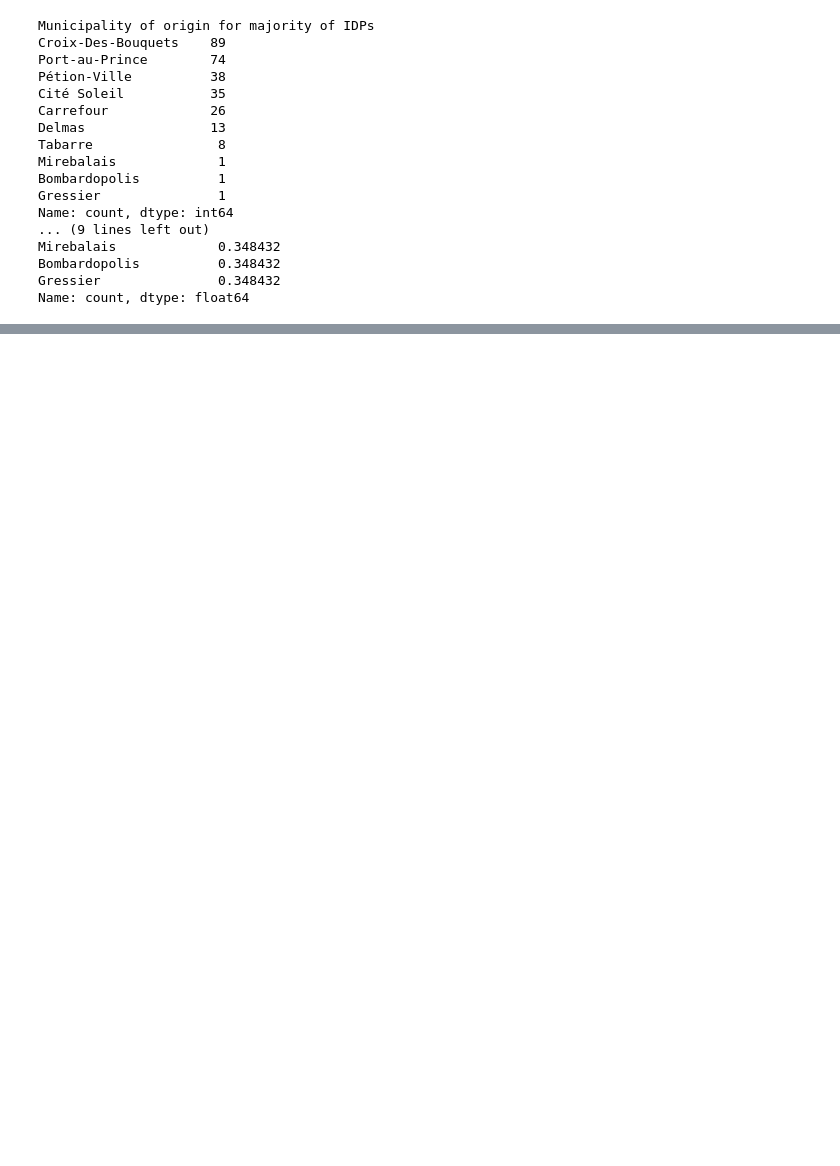
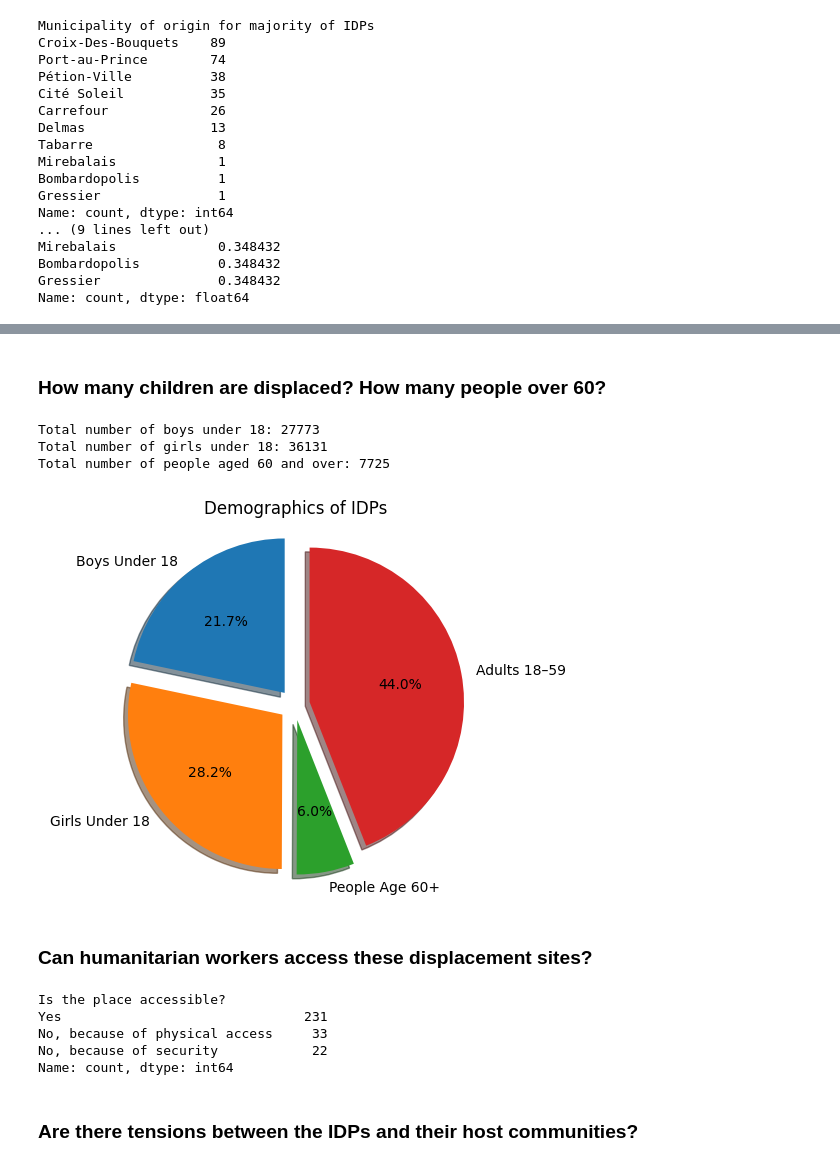
Before and after one commit to bennett-gpj/Gangs-and-Displacement-in-Haiti, a Jupyter notebook: IDPs in Port-au-Prince.ipynb, the cells around one changed output, grey strips where cells are left out. Cells and saved outputs as stored; diff of their text form; code cells hidden in the pictures; blank space fills up the shorter version.

Commit message:
new files, started index

```diff
--- a/IDPs in Port-au-Prince.ipynb
+++ b/IDPs in Port-au-Prince.ipynb
@@ -290,0 +340,75 @@ district_df.to_csv('district_origins.csv', index=False)
+# %% [markdown]
+### How many children are displaced? How many people over 60?
+# %%
+# Sum of columns for boys under 18
+boys_under_18 = df['Baby boys under 1 year old'] + df['Boys from 1 to 5 years old'] + df['Boys from 6 to 11 years old'] + df['Boys from 12 to 17 years old']
+total_boys_under_18 = boys_under_18.sum()
+
+# Sum of columns for girls under 18
+girls_under_18 = df['Baby girls under a year old'] + df['Girls from 1 to 5 years old'] + df['Girls from 6 to 11 years old'] + df['Girls from 12 to 17 years old']
+total_girls_under_18 = girls_under_18.sum()
+
+# Sum of the "People aged 60 and over" column
+total_60_and_over = pd.to_numeric(df['People aged 60 and over'], errors='coerce').sum()
+
+# Print the totals
+print("Total number of boys under 18:", total_boys_under_18)
+print("Total number of girls under 18:", total_girls_under_18)
+print("Total number of people aged 60 and over:", total_60_and_over)
+# %% [output]
+Total number of boys under 18: 27773
+Total number of girls under 18: 36131
+Total number of people aged 60 and over: 7725
+# %%
+# Convert "IDPs counted" column to numeric values
+df['IDPs counted'] = pd.to_numeric(df['IDPs counted'], errors='coerce')
+
+# Calculate the sum of each group
+total_boys_under_18 = df['Baby boys under 1 year old'] + df['Boys from 1 to 5 years old'] + df['Boys from 6 to 11 years old'] + df['Boys from 12 to 17 years old']
+total_girls_under_18 = df['Baby girls under a year old'] + df['Girls from 1 to 5 years old'] + df['Girls from 6 to 11 years old'] + df['Girls from 12 to 17 years old']
+total_60_and_over = pd.to_numeric(df['People aged 60 and over'], errors='coerce')
+
+# Calculate the total number of IDPs
+total_idps = df['IDPs counted'].sum()
+
+# Calculate the percentage breakdown
+percentage_boys_under_18 = (total_boys_under_18.sum() / total_idps) * 100
+percentage_girls_under_18 = (total_girls_under_18.sum() / total_idps) * 100
+percentage_60_and_over = (total_60_and_over.sum() / total_idps) * 100
+percentage_adults_18_59 = 100 - (percentage_boys_under_18 + percentage_girls_under_18 + percentage_60_and_over)
+
+# Create a DataFrame with the percentage breakdown
+data = {'Group': ['Boys Under 18', 'Girls Under 18', 'People Age 60+', 'Adults 18–59'],
+        'Percentage': [percentage_boys_under_18, percentage_girls_under_18, percentage_60_and_over, percentage_adults_18_59]}
+breakdown_df = pd.DataFrame(data)
+
+# Save the percentage breakdown as a CSV
+breakdown_df.to_csv('idp_breakdown.csv', index=False)
+
+# Create a pie chart
+labels = breakdown_df['Group']
+sizes = breakdown_df['Percentage']
+explode = (0.1, 0.1, 0.1, 0.1)
+
+plt.pie(sizes, explode=explode, labels=labels, autopct='%1.1f%%', shadow=True, startangle=90)
+plt.axis('equal')  # Equal aspect ratio ensures a circular pie
+plt.title('Demographics of IDPs')
+plt.show()
+# %% [output]
+[figure, added]
+# %% [markdown]
+### Can humanitarian workers access these displacement sites?
+# %%
+# Count the occurrences for each type
+accessibility_counts = df['Is the place accessible?'].value_counts()
+
+# Print the number of occurrences for each type
+print(accessibility_counts)
+# %% [output]
+Is the place accessible?
+Yes                               231
+No, because of physical access     33
+No, because of security            22
+Name: count, dtype: int64
+# %% [markdown]
+### Are there tensions between the IDPs and their host communities?
```
Also changed, not shown: parts of 23 cells of this notebook, 22 other files.
